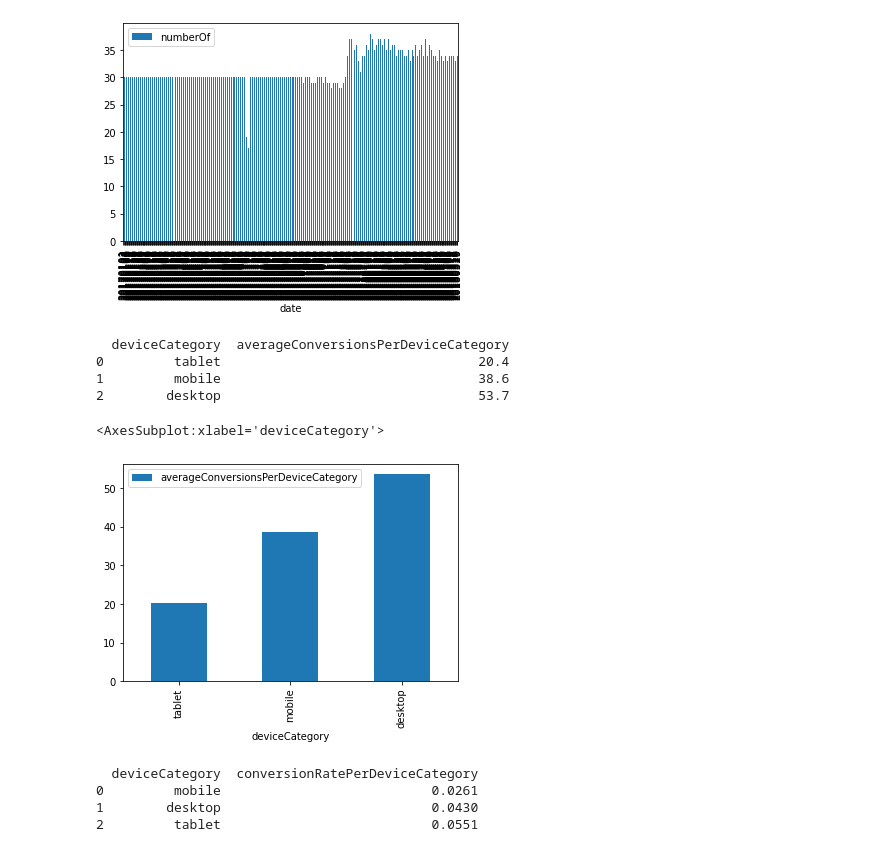
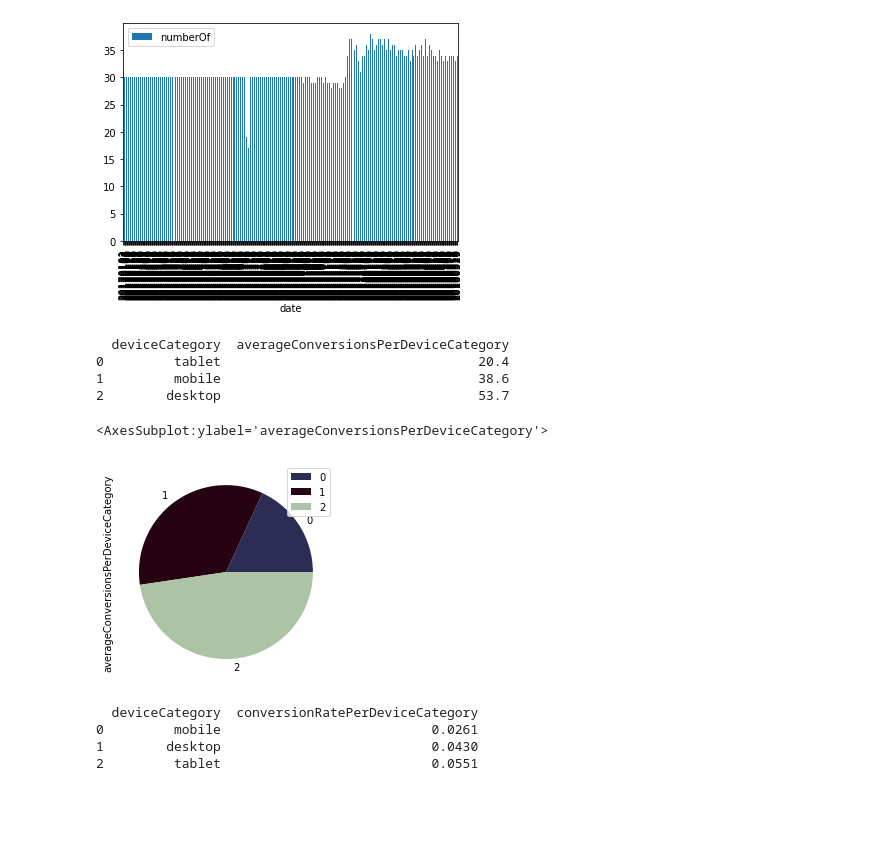
Before and after one commit to Coletterbox/More-BigQuery-with-Python, a Jupyter notebook: queriesWithGraphs1.ipynb, the cells around one changed output. Drawn from its saved outputs; the diff is of its cells as text; code cells hidden in the pictures; blank space fills up the shorter version.

```diff
--- a/queriesWithGraphs1.ipynb
+++ b/queriesWithGraphs1.ipynb
@@ -104,20 +104,22 @@ runQuery(query4).plot.bar(x='date', y='numberOf')
 # %%
 # this is rounded to 1 decimal place, while other data is rounded to 4 -
 # this is because ideally I'd have used significant figures
 query5 = """
     SELECT deviceCategory, ROUND(AVG(conversions), 1) as averageConversionsPerDeviceCategory
     FROM `apprenticeship-299321.sample_data.datatable`
     GROUP BY deviceCategory
     ORDER BY averageConversionsPerDeviceCategory
 """
-runQuery(query5).plot.bar(x='deviceCategory', y='averageConversionsPerDeviceCategory')
+# runQuery(query5).plot.bar(x='deviceCategory', y='averageConversionsPerDeviceCategory')
+runQuery(query5).plot.pie(y='averageConversionsPerDeviceCategory', colors=['#2C2C54', '#260312', '#ACC3A6'])
+# runQuery(query5).plot.pie(y='averageConversionsPerDeviceCategory', colors=['#A40E4C', '#F49D6E', '#260312'])
 # %% [output]
   deviceCategory  averageConversionsPerDeviceCategory
 0         tablet                                 20.4
 1         mobile                                 38.6
 2        desktop                                 53.7
-<AxesSubplot:xlabel='deviceCategory'>
+<AxesSubplot:ylabel='averageConversionsPerDeviceCategory'>
-[figure, old version]
+[figure, new version]
 # %%
 query6 = """
     SELECT deviceCategory, ROUND((AVG(conversions))/(AVG(sessions)), 4) as conversionRatePerDeviceCategory
```
Also changed, not shown: parts of 3 cells of this notebook.
